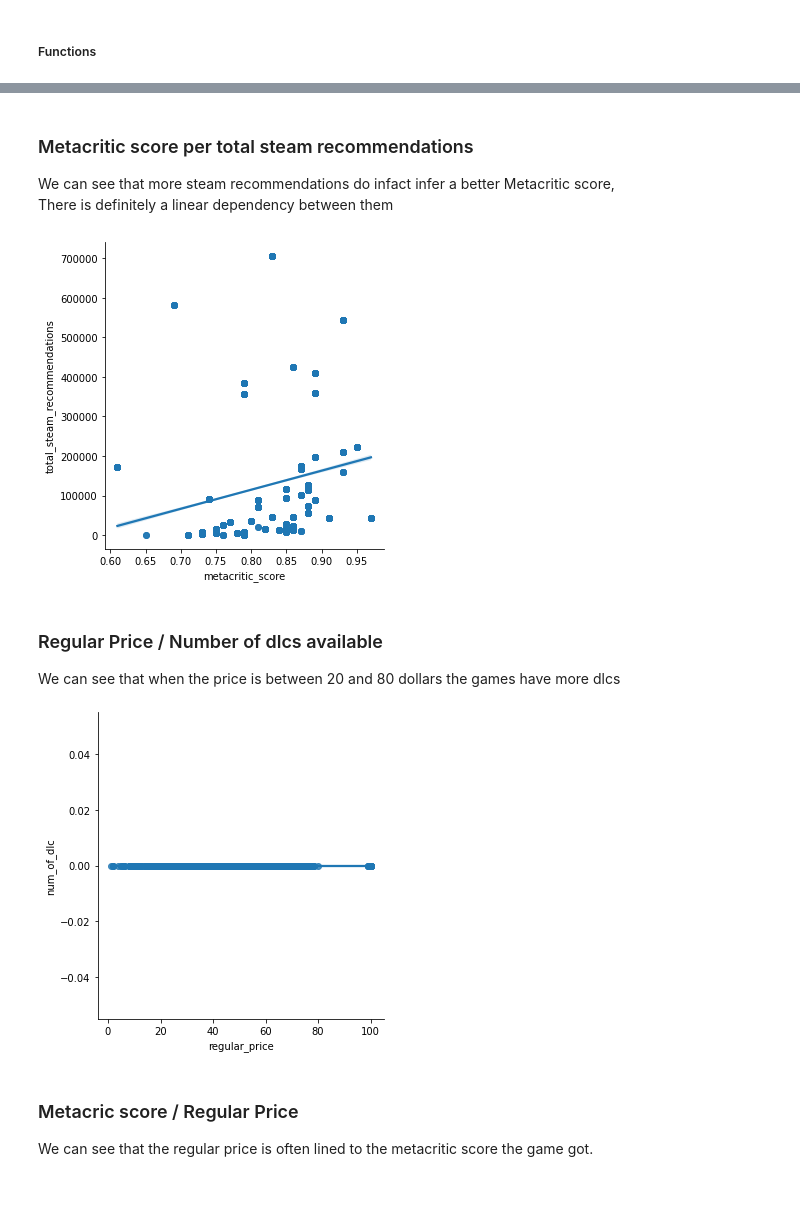
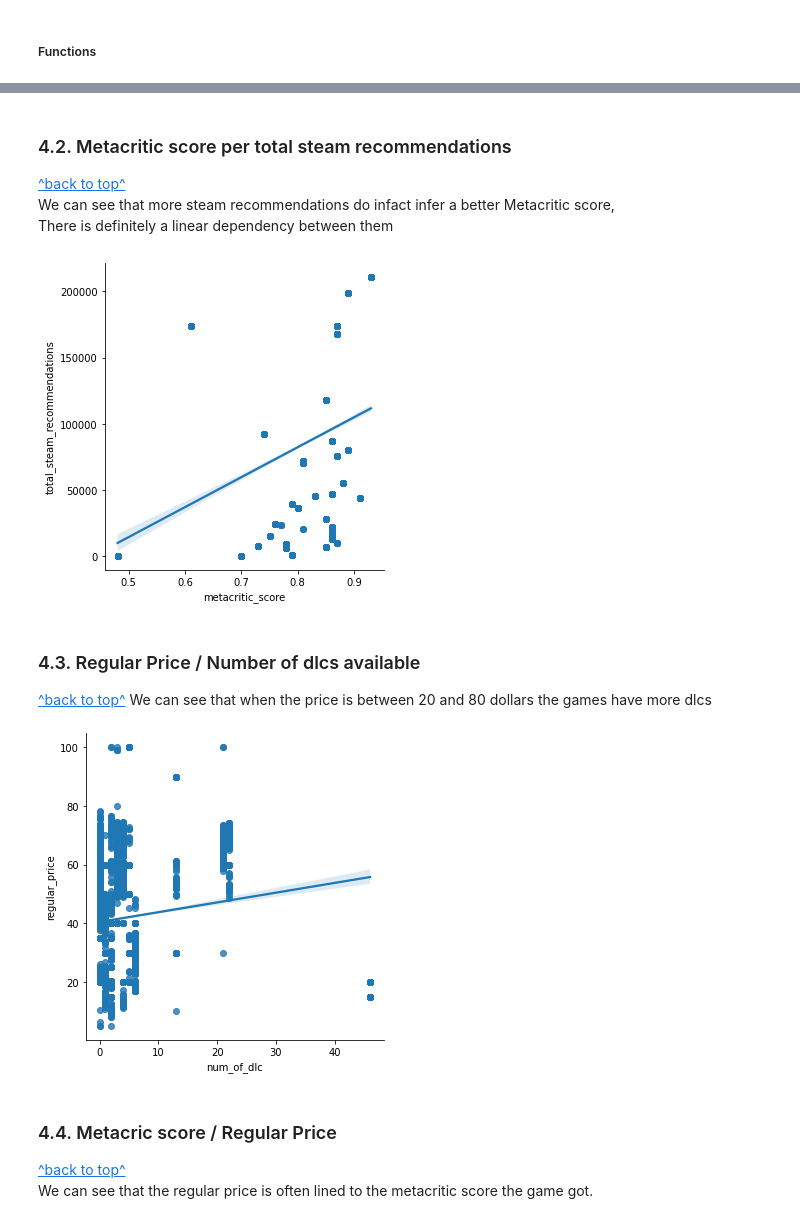
Before and after one commit to elad12390/DataScienceFinalProject, a Jupyter notebook: project.ipynb, the cells around one changed output, grey strips where cells are left out. Cells and saved outputs as stored; diff of their text form; code cells hidden in the pictures; blank space fills up the shorter version.

Commit message:
* Refactored folder structure * Added table of contents * and new api for getting number of active players in a date

```diff
--- a/project.ipynb
+++ b/project.ipynb
@@ -136,7 +172,13 @@ class list(list):
         for i in self.__iter__():
             fn(i)
 
-def get_html_response(url: str, proxy: str = None, params: list = None) -> requests.Response:
+def save_df(df: DataFrame, file_name: str):
+    df.to_csv(f'results/{file_name}')
+
+def load_df(file_name: str):
+    return pd.read_csv(f'results/{file_name}')
+
+def get_server_response(url: str, proxy: str = None, params: list = None) -> requests.Response:
     time.sleep(1)
     if proxy is not None:
         return requests.get(url, proxies={"http": proxy, "https":proxy}, params=params)
@@ -146,33 +188,35 @@ def get_html_response(url: str, proxy: str = None, params: list = None) -> reque
 def get_response_as_beautiful_soup(req: requests.Response) -> BeautifulSoup:
     return BeautifulSoup(req.text, 'html.parser')
 
-def cache_json(folder_path: str, id: str, get_function):
-    if os.path.isfile(f'{folder_path}/{id}.json'):
-        f = open(f'{folder_path}/{id}.json', 'r')
+def cache_json(folder_path: str, id: str, get_function) -> object:
+    url = f'./cache/{folder_path}/{id}.json'
+    if os.path.isfile(url):
+        f = open(url, 'r')
         data = json.load(f)
         f.close()
     else:
         data = get_function(id).json()
-        f = open(f'{folder_path}/{id}.json', 'a')
+        f = open(url, 'a')
         f.write(json.dumps(data))
         f.close()
     return data
 
 def cache_soup(folder_path: str, id: str, get_function):
-    if os.path.isfile(f'{folder_path}/{id}.html'):
-        f = open(f'{folder_path}/{id}.html', 'r')
+    url = f'./cache/{folder_path}/{id}.html'
+    if os.path.isfile(url):
+        f = open(url, 'r')
         soup = BeautifulSoup(f.read(), 'html.parser')
         f.close()
     else:
         res = get_function(id)
-        f = open(f'{folder_path}/{id}.html', 'a')
+        f = open(url, 'a')
         f.write(res.text)
         f.close()
         soup = get_response_as_beautiful_soup(res)
     return soup
 
 def translate(source: str):
-    url = 'translations.pickle'
+    url = './cache/translations.pickle'
     translations = dict()
     if os.path.isfile(url):
         f = open(url, "rb")
@@ -192,7 +236,7 @@ def translate(source: str):
     return translation
 
 def get_len(col):
-    if type(col) is list:
+    if callable(getattr(col, '__len__', None)):
         return len(col)
     else:
         return 0
@@ -505,4 +586,4 @@ cleaned_games_with_history.to_csv('games_with_history.csv')
 # %%
-cleaned_games_with_history = pd.read_csv('games_with_history.csv')
+cleaned_games_with_history = load_df('games_with_history.csv')
 cleaned_games_with_history = cleaned_games_with_history.loc[:, ~cleaned_games_with_history.columns.str.contains('^Unnamed')]
 # %% [markdown]
@@ -622,5 +707,7 @@ plot_pie_remove_duplicates(df=cleaned_games_with_history, key='shop')
 # %% [markdown]
-<h3>Metacritic score per total steam recommendations</h3>
+<a id="4.2"></a>
+<h3>4.2. Metacritic score per total steam recommendations</h3>
+<a href="#table-of-contents">^back to top^</a>
 <p>
 We can see that more steam recommendations do infact infer a better Metacritic score,
 <br/>There is definitely a linear dependency between them
@@ -628,16 +715,20 @@ We can see that more steam recommendations do infact infer a better Metacritic s
 # %%
 plot_scatter(cleaned_games_with_history, 'metacritic_score', 'total_steam_recommendations')
 # %% [output]
-[figure, old version]
+[figure, new version]
 # %% [markdown]
-<h3>Regular Price / Number of dlcs available</h3>
+<a id="4.3"></a>
+<h3>4.3. Regular Price / Number of dlcs available</h3>
+<a href="#table-of-contents">^back to top^</a>
 We can see that when the price is between 20 and 80 dollars the games have more dlcs
 # %%
-plot_scatter(cleaned_games_with_history, 'regular_price', 'num_of_dlc')
+plot_scatter(cleaned_games_with_history, 'num_of_dlc', 'regular_price')
 # %% [output]
-[figure, old version]
+[figure, new version]
 # %% [markdown]
-<h3>Metacric score / Regular Price</h3>
+<a id="4.4"></a>
+<h3>4.4. Metacric score / Regular Price</h3>
+<a href="#table-of-contents">^back to top^</a>
 <p>We can see that the regular price is often lined to the metacritic score the game got.</p>
 # %%
 plot_scatter(cleaned_games_with_history, 'metacritic_score', 'regular_price')
```
Also changed, not shown: parts of 67 cells of this notebook, 8 other files.
